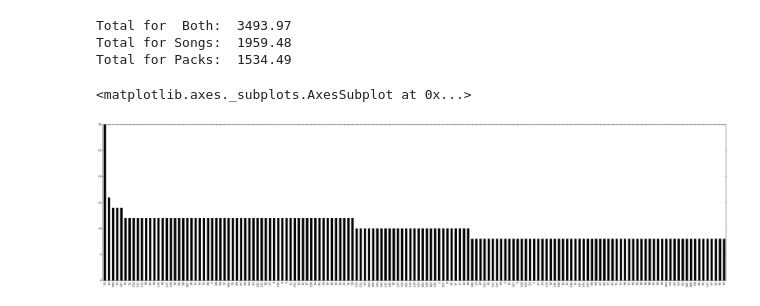
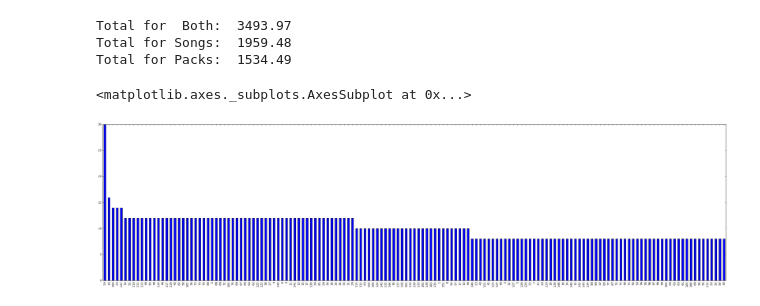
Before and after one commit to InfoSecC/bs4scrape, a Jupyter notebook: Rocksmith.ipynb, the cells around one changed output. Cells and saved outputs as stored; diff of their text form; code cells hidden in the pictures.

```diff
--- a/Rocksmith.ipynb
+++ b/Rocksmith.ipynb
@@ -132,8 +132,8 @@ Total for Songs:  1959.48
 Total for Packs:  1534.49
 # %%
 pack_price = df2.sort_values(by='Price', ascending=0)['Price']
-pack_price[:152].plot(kind='bar', figsize=(40, 10), color='k')
+pack_price[:152].plot(kind='bar', figsize=(40, 10))
 # Graph of Pack Prices
 # %% [output]
 <matplotlib.axes._subplots.AxesSubplot at 0x...>
-[figure, old version]
+[figure, new version]
```
